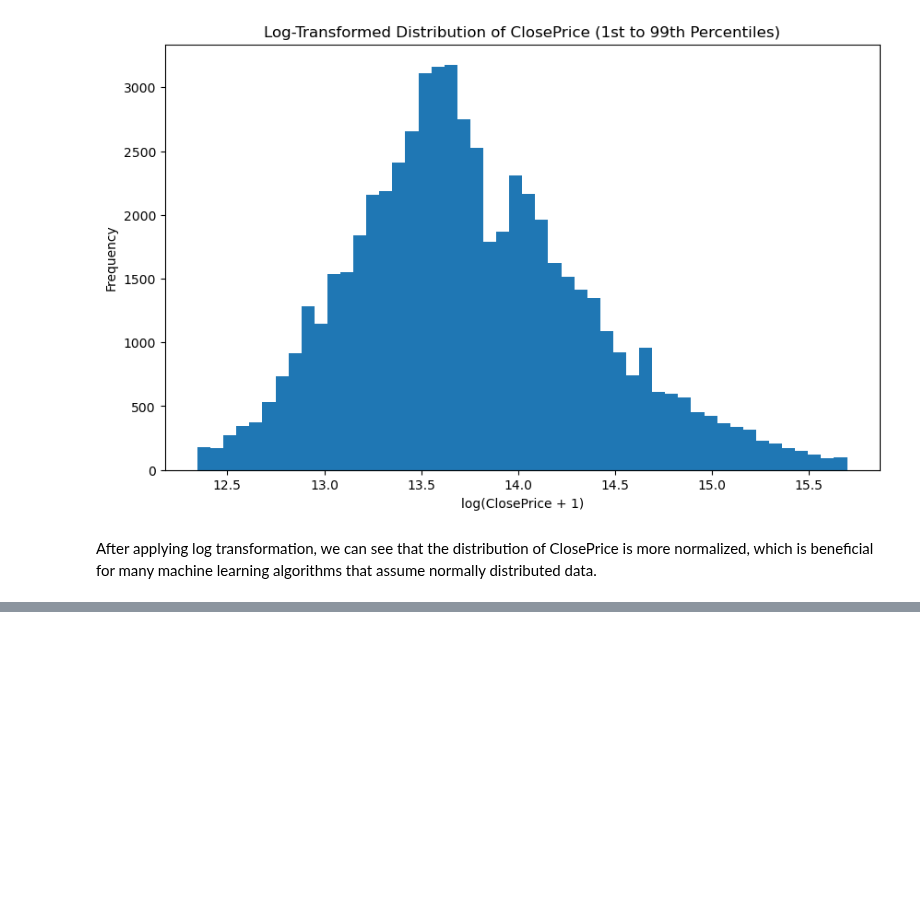
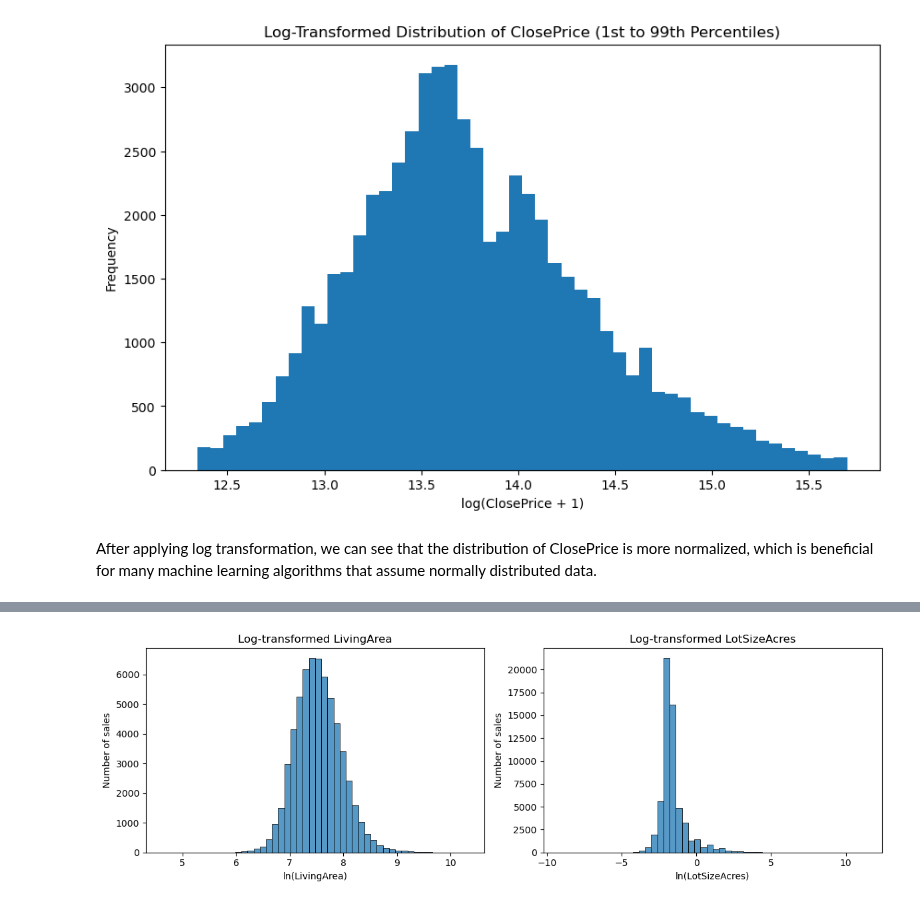
Before and after one commit to dairalmerino/IDX-Exchange-Data-Science, a Jupyter notebook: 01_exploration.ipynb, the cells around one changed output, grey strips where cells are left out. Drawn from its saved outputs; the diff is of its cells as text; code cells hidden in the pictures; blank space fills up the shorter version.

```diff
--- a/01_exploration.ipynb
+++ b/01_exploration.ipynb
@@ -194,27 +160,0 @@ The scatter plots use a symmetric log price scale to make the spread visible. Co
-# %%
-columns = [target_column] + feature_columns
-missing = [column for column in columns if column not in plot_df.columns]
-if missing:
-    raise ValueError(f"Replace the placeholder names in feature_columns. Missing columns: {missing}")
-
-plot_data = plot_df[columns].apply(pd.to_numeric, errors="coerce")
-plot_data = plot_data.replace([np.inf, -np.inf], np.nan)
-
-fig, axes = plt.subplots(1, len(feature_columns),
-figsize= (5 * len(feature_columns), 5),squeeze=False, constrained_layout=True)
-
-for ax, feature in zip(axes.flat, feature_columns):
-    pairs = plot_data[[feature, target_column]].dropna()
-    ax.scatter(pairs[feature], pairs[target_column], alpha=0.25, s=10)
-    ax.set_yscale("symlog", linthresh=1000)
-    ax.set(xlabel=feature, ylabel=f"{target_column} (symmetric log scale)",
-           title=f"{feature} vs {target_column}")
-plt.show()
-
-# Correlations use original numeric values, not the plot's log scale.
-# Pearson measures linear relationships; Spearman measures rank relationships.\n",
-correlations = pd.DataFrame({
-   "Pearson": plot_data.corr(method="pearson")[target_column].drop(target_column),
-    "Spearman": plot_data.corr(method="spearman")[target_column].drop(target_column),
-    "Valid pairs": [plot_data[[feature, target_column]].dropna().shape[0]for feature in feature_columns],})
-display(correlations)
@@ -280,0 +222,16 @@ plt.show()
+# %%
+fig, axes = plt.subplots(1, 2, figsize=(12, 4))
+
+for ax, feature in zip(axes, ["LivingArea", "LotSizeAcres"]):
+    values = pd.to_numeric(plot_df[feature], errors="coerce")
+    positive = values[values.gt(0) & np.isfinite(values)]
+
+    sns.histplot(np.log(positive), bins=50, ax=ax)
+    ax.set_title(f"Log-transformed {feature}")
+    ax.set_xlabel(f"ln({feature})")
+    ax.set_ylabel("Number of sales")
+
+plt.tight_layout()
+plt.show()
+# %% [output]
+[figure, added]
```
Also changed, not shown: parts of 18 cells of this notebook.
